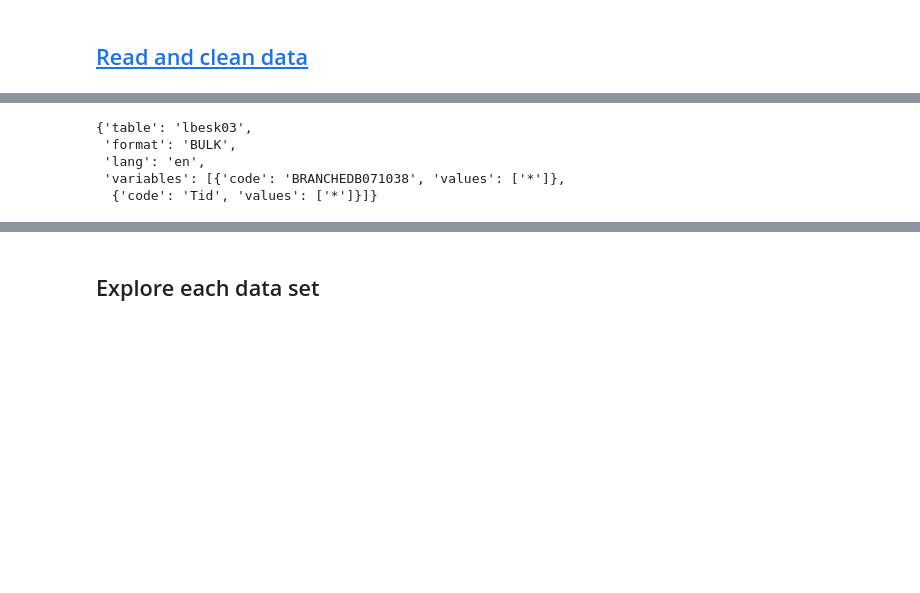
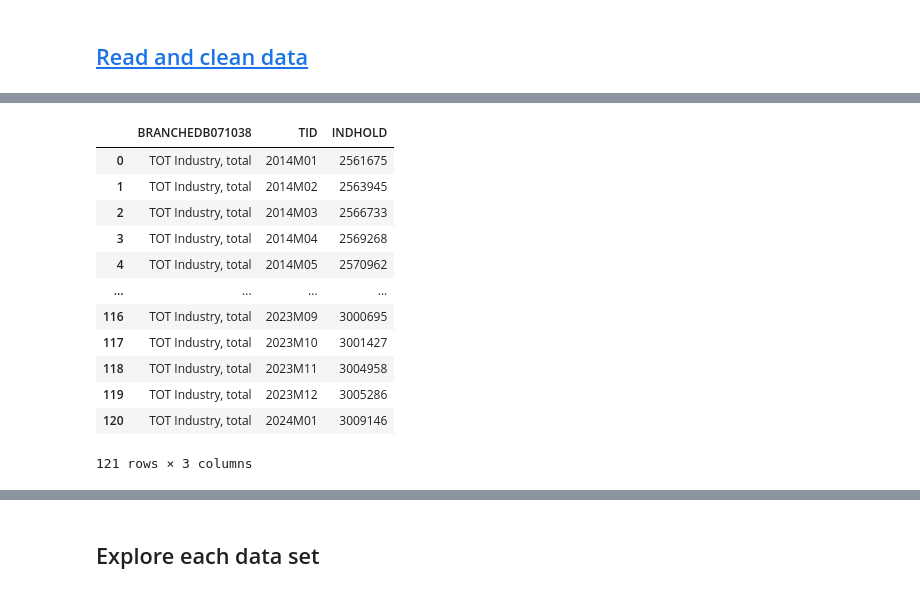
Before and after one commit to NumEconCopenhagen/Projects_2024_Emma-Anna-Oscar, a Jupyter notebook: dataproject/dataproject.ipynb, the cells around one changed output, grey strips where cells are left out. Drawn from its saved outputs; the diff is of its cells as text; code cells hidden in the pictures; blank space fills up the shorter version.

```diff
--- a/dataproject/dataproject.ipynb
+++ b/dataproject/dataproject.ipynb
@@ -83,17 +234,24 @@ NameError: name 'employees' is not defined
 # %%
 params = employees._define_base_params(language='en')
-params = {'table': '',
+
+params = {'table': 'LBESK03',
  'format': 'BULK',
  'lang': 'en',
- 'variables': [{'code': 'OMRÅDE', 'values': ['*']},
-  {'code': 'ENHED', 'values': ['110', '116']},
-  {'code': 'KOEN', 'values': ['M','K']},
-  {'code': 'UDDNIV', 'values': ['65']},
-  {'code': 'INDKOMSTTYPE', 'values': ['100']},
-  {'code': 'Tid', 'values': ['>2008<=2014']}]}
+ 'variables': [{'code': 'BRANCHEDB071038', 'values': ['TOT']},
+  {'code': 'Tid', 'values': ['>2013M12<=2024M01']}]}
+
+empl = employees.get_data(params=params)
 # %% [output]
+|  | BRANCHEDB071038 | TID | INDHOLD |
+| 0 | TOT Industry, total | 2014M01 | 2561675 |
+| 1 | TOT Industry, total | 2014M02 | 2563945 |
+| 2 | TOT Industry, total | 2014M03 | 2566733 |
+| 3 | TOT Industry, total | 2014M04 | 2569268 |
+| 4 | TOT Industry, total | 2014M05 | 2570962 |
+| ... | ... | ... | ... |
+| 116 | TOT Industry, total | 2023M09 | 3000695 |
+| 117 | TOT Industry, total | 2023M10 | 3001427 |
+| 118 | TOT Industry, total | 2023M11 | 3004958 |
+| 119 | TOT Industry, total | 2023M12 | 3005286 |
+| 120 | TOT Industry, total | 2024M01 | 3009146 |
-{'table': 'lbesk03',
- 'format': 'BULK',
- 'lang': 'en',
- 'variables': [{'code': 'BRANCHEDB071038', 'values': ['*']},
-  {'code': 'Tid', 'values': ['*']}]}
+121 rows × 3 columns
```
Also changed, not shown: parts of 9 cells of this notebook.
